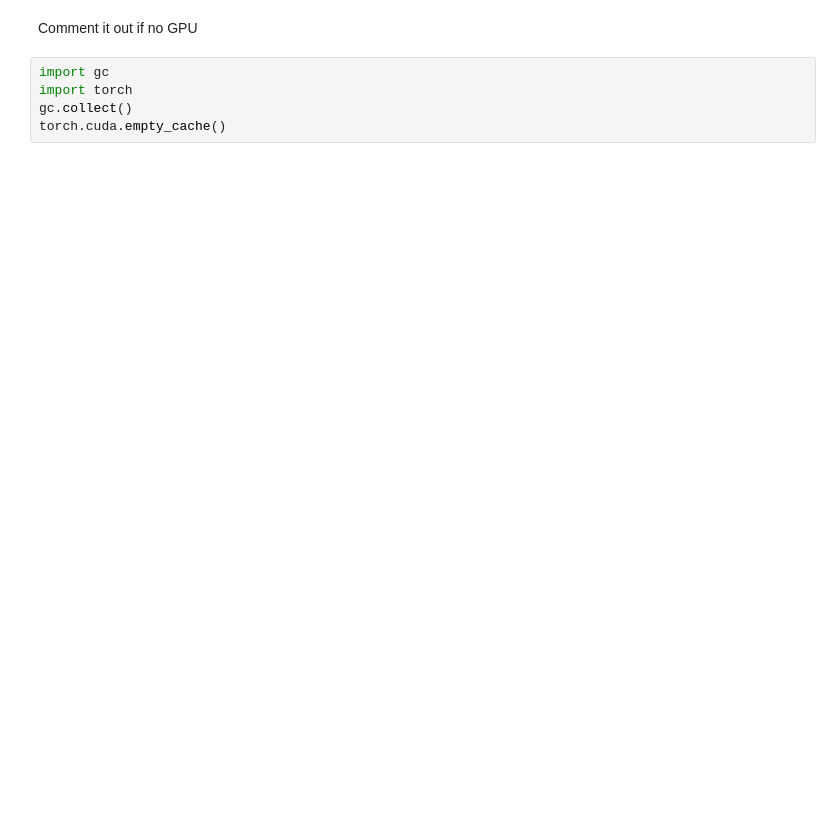
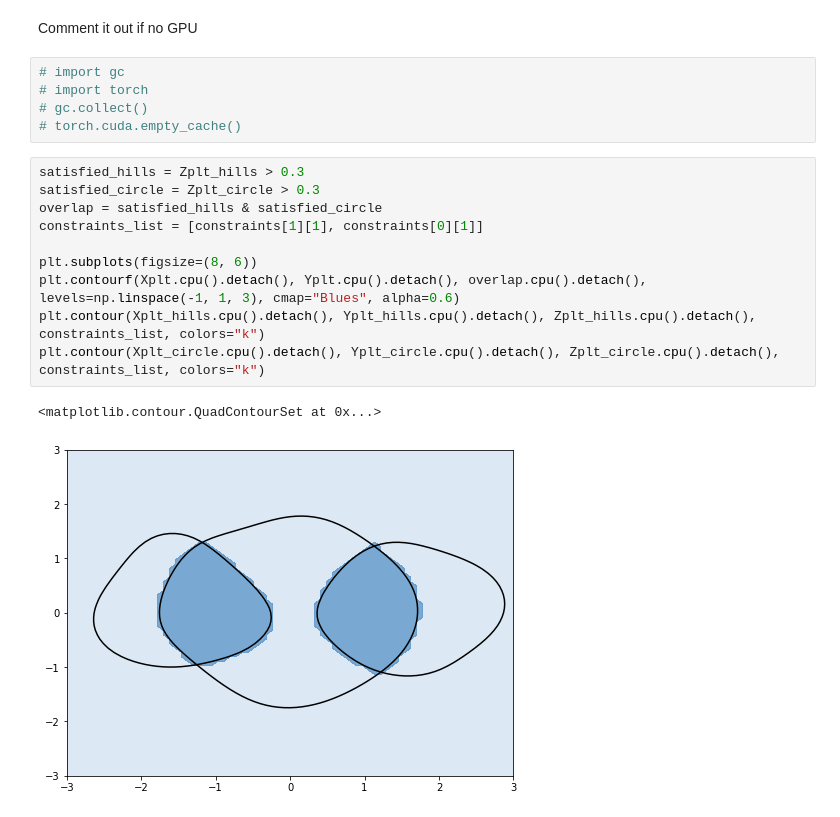
Before and after one commit to ulissigroup/cas, a Jupyter notebook: combined_x_next.ipynb, the cells around one changed output. Drawn from its saved outputs; the diff is of its cells as text; blank space fills up the shorter version.

Commit message:
Add files via upload
added overlap

```diff
--- a/combined_x_next.ipynb
+++ b/combined_x_next.ipynb
@@ -357,7 +341,20 @@ fig.colorbar(h2)
 # %% [markdown]
 Comment it out if no GPU
 # %%
-import gc
-import torch
-gc.collect()
-torch.cuda.empty_cache()
+# import gc
+# import torch
+# gc.collect()
+# torch.cuda.empty_cache()
+# %%
+satisfied_hills = Zplt_hills > 0.3
+satisfied_circle = Zplt_circle > 0.3
+overlap = satisfied_hills & satisfied_circle
+constraints_list = [constraints[1][1], constraints[0][1]]
+
+plt.subplots(figsize=(8, 6))
+plt.contourf(Xplt.cpu().detach(), Yplt.cpu().detach(), overlap.cpu().detach(), levels=np.linspace(-1, 1, 3), cmap="Blues", alpha=0.6)
+plt.contour(Xplt_hills.cpu().detach(), Yplt_hills.cpu().detach(), Zplt_hills.cpu().detach(), constraints_list, colors="k")
+plt.contour(Xplt_circle.cpu().detach(), Yplt_circle.cpu().detach(), Zplt_circle.cpu().detach(), constraints_list, colors="k")
+# %% [output]
+<matplotlib.contour.QuadContourSet at 0x...>
+[figure, added]
```
Also changed, not shown: parts of 5 cells of this notebook.
